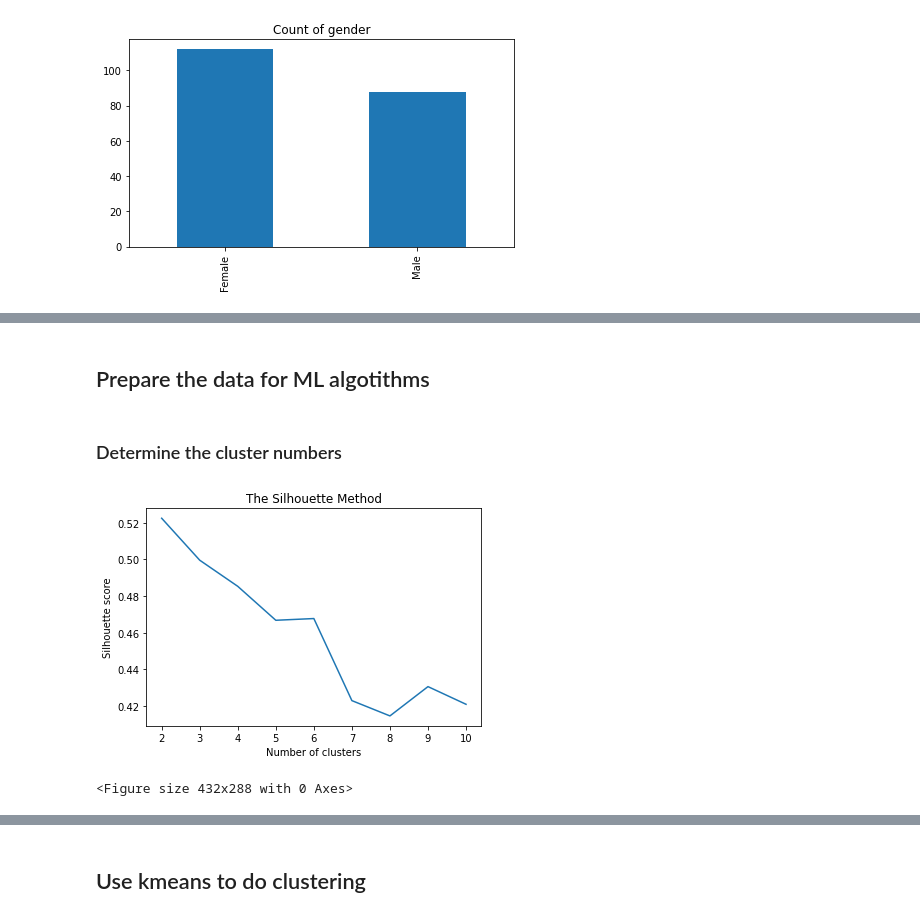
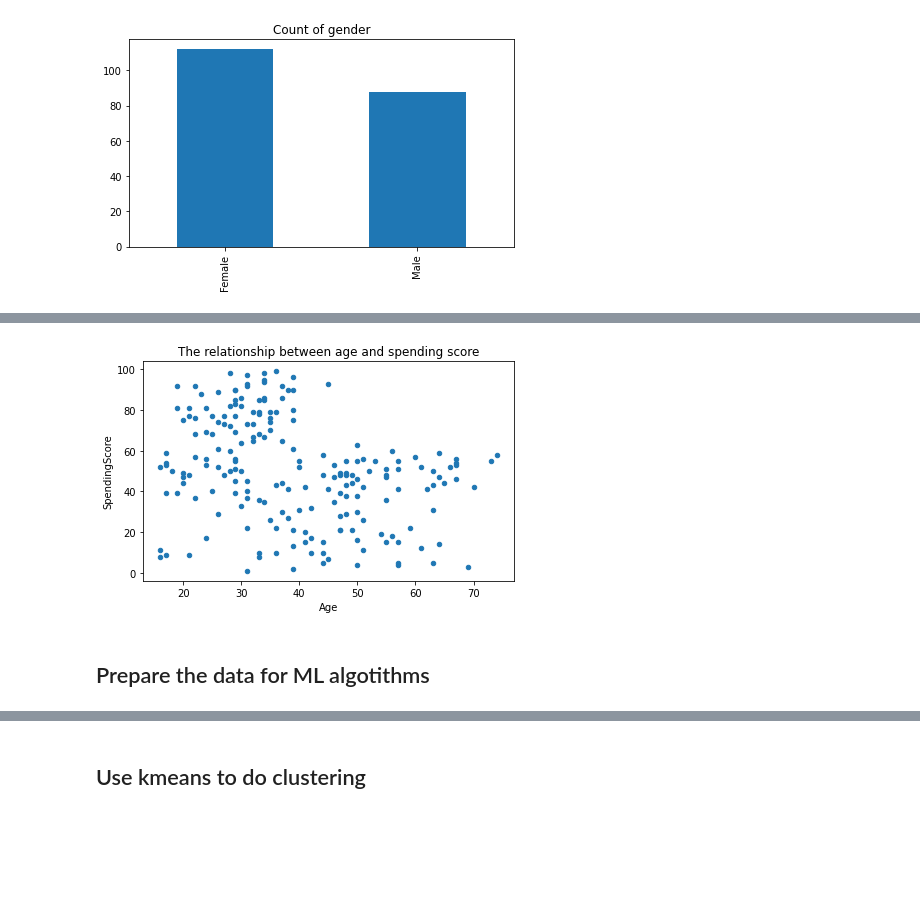
Before and after one commit to seanxuu/Machine-Learning-7126, a Jupyter notebook: assignment3.ipynb, the cells around one changed output, grey strips where cells are left out. Cells and saved outputs as stored; diff of their text form; code cells hidden in the pictures; blank space fills up the shorter version.

```diff
--- a/assignment3.ipynb
+++ b/assignment3.ipynb
@@ -90,2 +97,9 @@ save_fig("Count of gender")
+# %%
+# scatter the age and spending score
+df.plot(kind='scatter', x='Age', y='SpendingScore')
+plt.title('The relationship between age and spending score')
+save_fig("The relationship between age and spending score")
+# %% [output]
+[figure, added]
 # %% [markdown]
 ## Prepare the data for ML algotithms
@@ -102,20 +105,0 @@ X =  df.drop(['CustomerID','Gender'], axis=1)
-# %% [markdown]
-### Determine the cluster numbers
-# %%
-from sklearn.cluster import KMeans
-from sklearn.metrics import silhouette_score
-silhouette_scores = []
-for n_cluster in range(2, 11):
-    kmeans = KMeans(n_clusters=n_cluster).fit(X)
-    label = kmeans.labels_
-    sil_coeff = silhouette_score(X, label, metric='euclidean')
-    silhouette_scores.append(sil_coeff)
-plt.plot(range(2, 11), silhouette_scores)
-plt.title('The Silhouette Method')
-plt.xlabel('Number of clusters')
-plt.ylabel('Silhouette score')
-plt.show()
-save_fig("silhouette_method_plot")
-# %% [output]
-[figure, removed]
-<Figure size 432x288 with 0 Axes>
```
Also changed, not shown: parts of 19 cells of this notebook, 41 other files.
